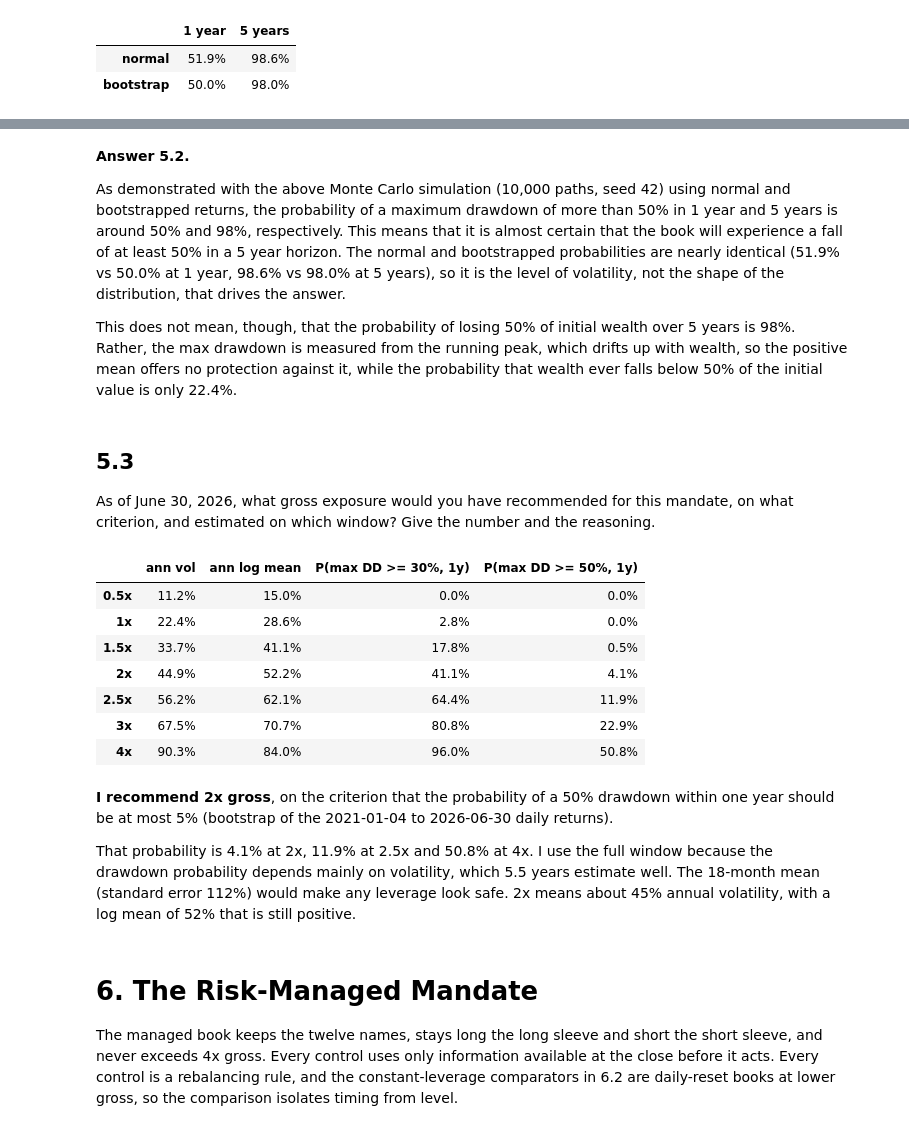
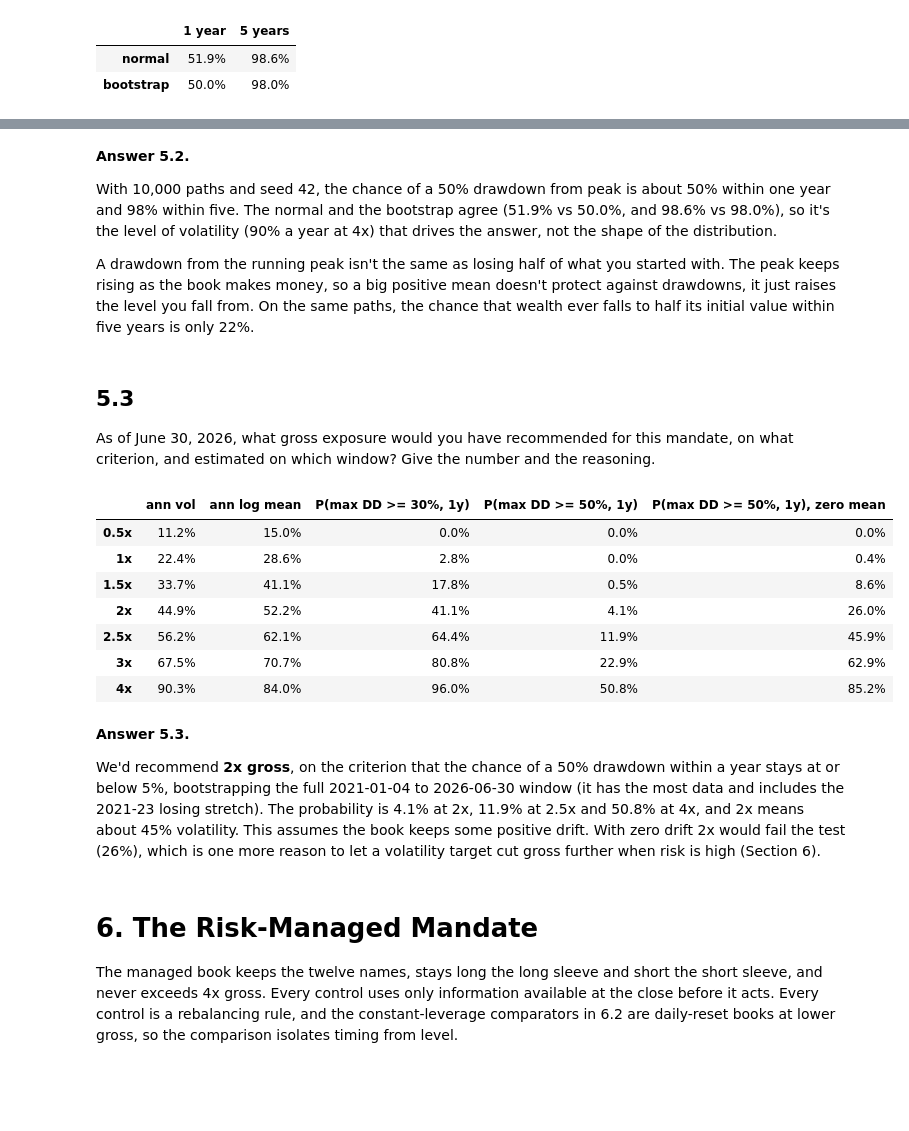
Before and after one commit to lucasalbinlazcano/ContextualAlertness, a Jupyter notebook: notebook/project_merged.ipynb, the cells around one changed output, grey strips where cells are left out. Drawn from its saved outputs; the diff is of its cells as text; code cells hidden in the pictures; blank space fills up the shorter version.

```diff
--- a/notebook/project_merged.ipynb
+++ b/notebook/project_merged.ipynb
@@ -1069,37 +1112,41 @@ Pr[wealth ever falls to half of initial]
 # %% [markdown]
 **Answer 5.2.**
 
-As demonstrated with the above Monte Carlo simulation (10,000 paths, seed 42) using normal and bootstrapped returns, the probability of a maximum drawdown of more than 50% in 1 year and 5 years is around 50% and 98%, respectively. This means that it is almost certain that the book will experience a fall of at least 50% in a 5 year horizon. The normal and bootstrapped probabilities are nearly identical (51.9% vs 50.0% at 1 year, 98.6% vs 98.0% at 5 years), so it is the level of volatility, not the shape of the distribution, that drives the answer.
+With 10,000 paths and seed 42, the chance of a 50% drawdown from peak is about 50% within one year and 98% within five. The normal and the bootstrap agree (51.9% vs 50.0%, and 98.6% vs 98.0%), so it's the level of volatility (90% a year at 4x) that drives the answer, not the shape of the distribution.
 
-This does not mean, though, that the probability of losing 50% of initial wealth over 5 years is 98%. Rather, the max drawdown is measured from the running peak, which drifts up with wealth, so the positive mean offers no protection against it, while the probability that wealth ever falls below 50% of the initial value is only 22.4%.
+A drawdown from the running peak isn't the same as losing half of what you started with. The peak keeps rising as the book makes money, so a big positive mean doesn't protect against drawdowns, it just raises the level you fall from. On the same paths, the chance that wealth ever falls to half its initial value within five years is only 22%.
 # %% [markdown]
 ## 5.3
 
 As of June 30, 2026, what gross exposure would you have recommended for this mandate, on what criterion, and estimated on which window? Give the number and the reasoning.
 # %%
 rng = np.random.default_rng(SEED)
+rng_check = np.random.default_rng(SEED + 1)          # separate stream for the zero-mean check
 gross_grid = [0.5, 1, 1.5, 2, 2.5, 3, 4]
+full_1x = book_1x.loc['2021-01-04':'2026-06-30']
 rows = {}
 for gross in gross_grid:
-    log_r = np.log1p(book_1x.loc['2021-01-04':'2026-06-30'] * gross)
+    log_r = np.log1p(full_1x * gross)
     draws = rng.choice(log_r.values, size=(N_PATHS, 252))
+    no_mean = np.log1p((full_1x - full_1x.mean()) * gross).values        # same days with the mean taken out
     rows[f'{gross}x'] = {'ann vol': log_r.std() * np.sqrt(252), 'ann log mean': log_r.mean() * 252,
                          'P(max DD >= 30%, 1y)': prob_big_drawdown(draws, 0.3),
-                         'P(max DD >= 50%, 1y)': prob_big_drawdown(draws, 0.5)}
+                         'P(max DD >= 50%, 1y)': prob_big_drawdown(draws, 0.5),
+                         'P(max DD >= 50%, 1y), zero mean': prob_big_drawdown(rng_check.choice(no_mean, size=(N_PATHS, 252)), 0.5)}
 pd.DataFrame(rows).T.style.format('{:.1%}')
 # %% [output]
-|  | ann vol | ann log mean | P(max DD >= 30%, 1y) | P(max DD >= 50%, 1y) |
-| 0.5x | 11.2% | 15.0% | 0.0% | 0.0% |
-| 1x | 22.4% | 28.6% | 2.8% | 0.0% |
-| 1.5x | 33.7% | 41.1% | 17.8% | 0.5% |
-| 2x | 44.9% | 52.2% | 41.1% | 4.1% |
-| 2.5x | 56.2% | 62.1% | 64.4% | 11.9% |
-| 3x | 67.5% | 70.7% | 80.8% | 22.9% |
-| 4x | 90.3% | 84.0% | 96.0% | 50.8% |
+|  | ann vol | ann log mean | P(max DD >= 30%, 1y) | P(max DD >= 50%, 1y) | P(max DD >= 50%, 1y), zero mean |
+| 0.5x | 11.2% | 15.0% | 0.0% | 0.0% | 0.0% |
+| 1x | 22.4% | 28.6% | 2.8% | 0.0% | 0.4% |
+| 1.5x | 33.7% | 41.1% | 17.8% | 0.5% | 8.6% |
+| 2x | 44.9% | 52.2% | 41.1% | 4.1% | 26.0% |
+| 2.5x | 56.2% | 62.1% | 64.4% | 11.9% | 45.9% |
+| 3x | 67.5% | 70.7% | 80.8% | 22.9% | 62.9% |
+| 4x | 90.3% | 84.0% | 96.0% | 50.8% | 85.2% |
 # %% [markdown]
-**I recommend 2x gross**, on the criterion that the probability of a 50% drawdown within one year should be at most 5% (bootstrap of the 2021-01-04 to 2026-06-30 daily returns).
+**Answer 5.3.**
 
-That probability is 4.1% at 2x, 11.9% at 2.5x and 50.8% at 4x. I use the full window because the drawdown probability depends mainly on volatility, which 5.5 years estimate well. The 18-month mean (standard error 112%) would make any leverage look safe. 2x means about 45% annual volatility, with a log mean of 52% that is still positive.
+We'd recommend **2x gross**, on the criterion that the chance of a 50% drawdown within a year stays at or below 5%, bootstrapping the full 2021-01-04 to 2026-06-30 window (it has the most data and includes the 2021-23 losing stretch). The probability is 4.1% at 2x, 11.9% at 2.5x and 50.8% at 4x, and 2x means about 45% volatility. This assumes the book keeps some positive drift. With zero drift 2x would fail the test (26%), which is one more reason to let a volatility target cut gross further when risk is high (Section 6).
 # %% [markdown]
 # 6. The Risk-Managed Mandate
 
```
Also changed, not shown: parts of 32 cells of this notebook.
